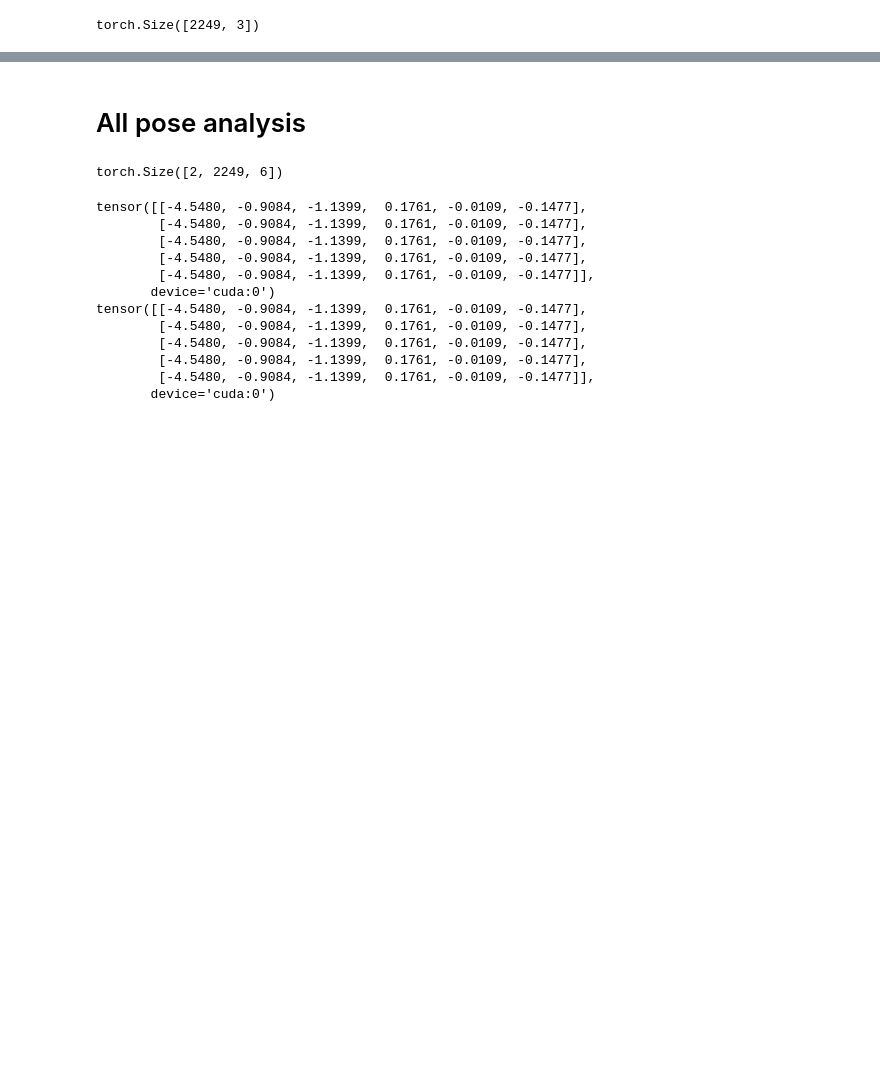
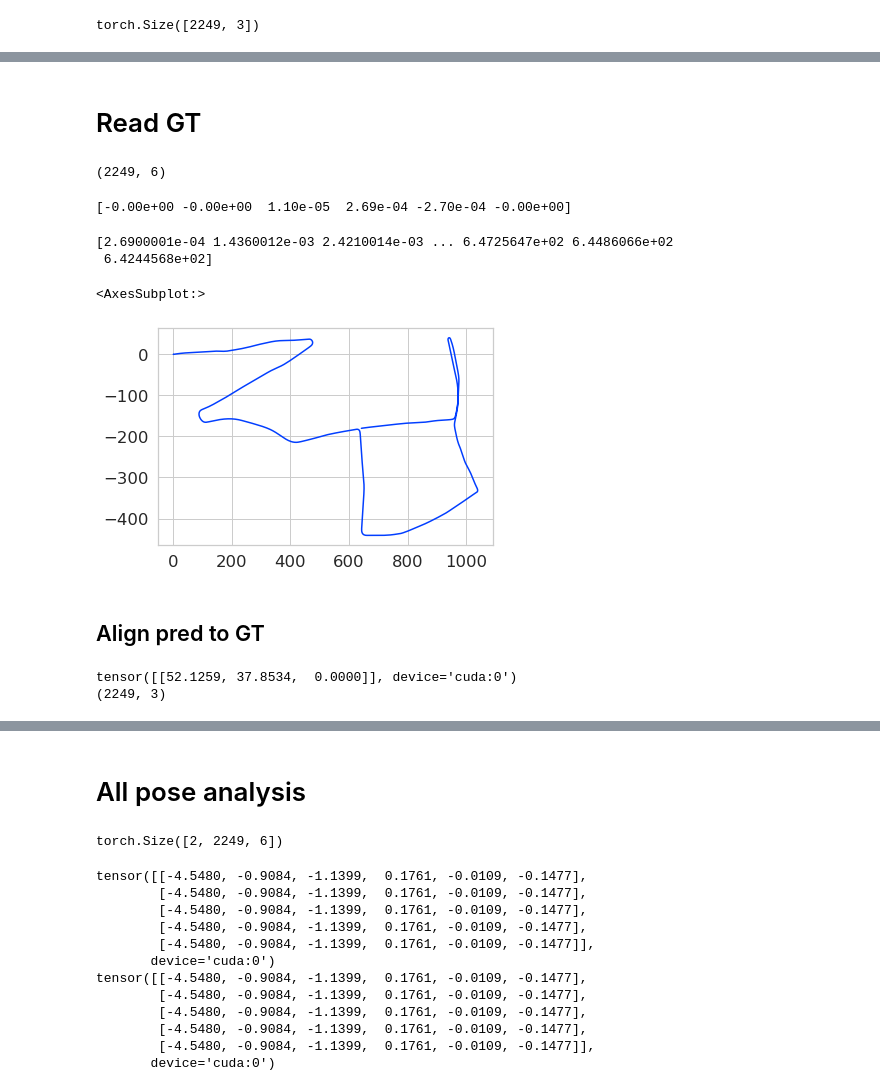
Before and after one commit to yasinalm/gramme, a Jupyter notebook: notebooks/test_vo.ipynb, the cells around one changed output, grey strips where cells are left out. Saved outputs shown, nothing was run; the diff lists cells and outputs as text; code cells hidden in the pictures; blank space fills up the shorter version.

```diff
--- a/notebooks/test_vo.ipynb
+++ b/notebooks/test_vo.ipynb
@@ -240,0 +245,31 @@ plt.savefig('figs/ro_pred.pdf', bbox_inches = 'tight', pad_inches = 0)
+# %% [markdown]
+# Read GT
+# %%
+f_gt = '/mnt/datasets/yasin/robotcar/2019-01-10-14-36-48-radar-oxford-10k-partial/gt/radar_odometry.csv'
+gt = np.genfromtxt(f_gt, delimiter=',', usecols=np.arange(2,8), skip_header=True)
+gt[:,np.arange(6)] = gt[:,[3,4,5,0,1,2]] # [rx,ry,rz,x,y,x] format
+print(gt.shape)
+# %% [output]
+(2249, 6)
+# %%
+print(gt[0])
+# %% [output]
+[-0.00e+00 -0.00e+00  1.10e-05  2.69e-04 -2.70e-04 -0.00e+00]
+# %%
+gt_t = torch.Tensor(gt).to(device) # [n,6]
+gt_t = tgm.rtvec_to_pose(gt_t) # [n,4,4]
+gt_t = rel2abs_traj(gt_t) # [n,4,4]
+gt_xyz = gt_t[:,:3,3] # [n,3]
+gt_xyz = gt_xyz.cpu().numpy()
+# %%
+print(gt_xyz[:,0])
+# %% [output]
+[2.6900001e-04 1.4360012e-03 2.4210014e-03 ... 6.4725647e+02 6.4486066e+02
+ 6.4244568e+02]
+# %%
+sn.lineplot(x=gt_xyz[:,0], y=gt_xyz[:,1], sort=False)
+# %% [output]
+<AxesSubplot:>
+[figure, added]
+# %% [markdown]
+## Align pred to GT
@@ -240,0 +281,6 @@ plt.savefig('figs/ro_pred.pdf', bbox_inches = 'tight', pad_inches = 0)
+# %%
+print(rmse_ate)
+print(np_pred.shape)
+# %% [output]
+tensor([[52.1259, 37.8534,  0.0000]], device='cuda:0')
+(2249, 3)
```
Also changed, not shown: parts of 9 cells of this notebook, 6 other files.
